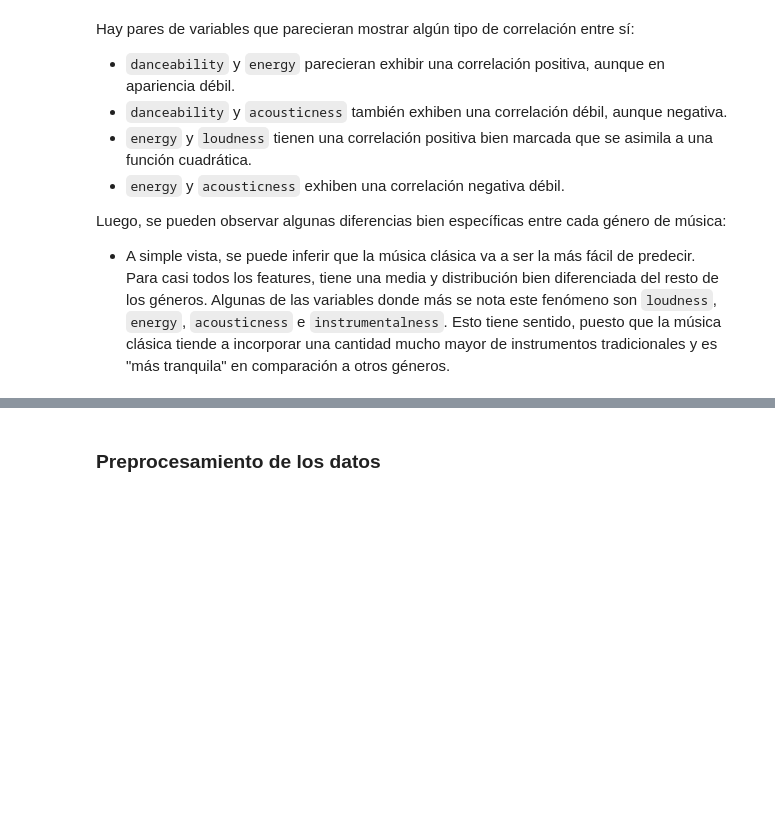
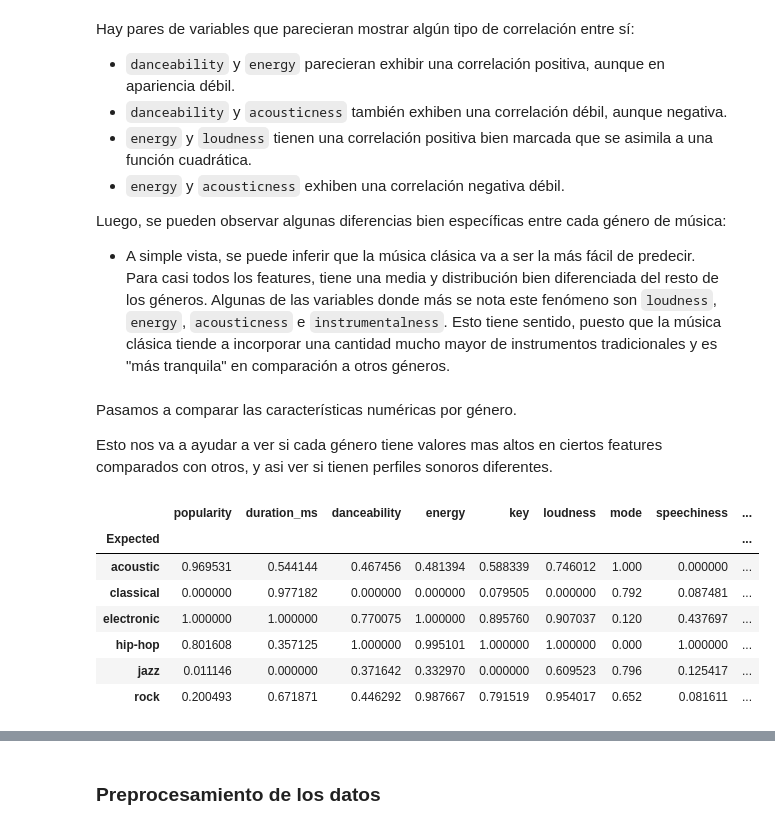
Before and after one commit to ArielAlzogarayFlores/TD-VI-TP2, a Jupyter notebook: ml-lifecycle-analysis.ipynb, the cells around one changed output, grey strips where cells are left out. Saved outputs shown, nothing was run; the diff lists cells and outputs as text; code cells hidden in the pictures; blank space fills up the shorter version.

```diff
--- a/ml-lifecycle-analysis.ipynb
+++ b/ml-lifecycle-analysis.ipynb
@@ -78,3 +79,25 @@ Hay pares de variables que parecieran mostrar algún tipo de correlación entre
 
 Luego, se pueden observar algunas diferencias bien específicas entre cada género de música:
 - A simple vista, se puede inferir que la música clásica va a ser la más fácil de predecir. Para casi todos los features, tiene una media y distribución bien diferenciada del resto de los géneros. Algunas de las variables donde más se nota este fenómeno son `loudness`, `energy`, `acousticness` e `instrumentalness`. Esto tiene sentido, puesto que la música clásica tiende a incorporar una cantidad mucho mayor de instrumentos tradicionales y es "más tranquila" en comparación a otros géneros.
+# %% [markdown]
+Pasamos a comparar las características numéricas por género.
+
+Esto nos va a ayudar a ver si cada género tiene valores mas altos en ciertos features comparados con otros, y asi ver si tienen perfiles sonoros diferentes.
+# %%
+# No usamos la columna "Id" para el análisis, ya que no es una característica relevante para el género musical.
+cols_numericas = dataset.select_dtypes(include=np.number).columns.drop("Id")
+
+medias_por_genero = dataset.groupby("Expected")[cols_numericas].mean()
+
+# Normalizamos cada característica para poder compararlas
+medias_por_genero_norm = (medias_por_genero - medias_por_genero.min()) / (medias_por_genero.max() - medias_por_genero.min())
+medias_por_genero_norm
+# %% [output]
+|  | popularity | duration_ms | danceability | energy | key | loudness | mode | speechiness | ... |
+| Expected |  |  |  |  |  |  |  |  | ... |
+| acoustic | 0.969531 | 0.544144 | 0.467456 | 0.481394 | 0.588339 | 0.746012 | 1.000 | 0.000000 | ... |
+| classical | 0.000000 | 0.977182 | 0.000000 | 0.000000 | 0.079505 | 0.000000 | 0.792 | 0.087481 | ... |
+| electronic | 1.000000 | 1.000000 | 0.770075 | 1.000000 | 0.895760 | 0.907037 | 0.120 | 0.437697 | ... |
+| hip-hop | 0.801608 | 0.357125 | 1.000000 | 0.995101 | 1.000000 | 1.000000 | 0.000 | 1.000000 | ... |
+| jazz | 0.011146 | 0.000000 | 0.371642 | 0.332970 | 0.000000 | 0.609523 | 0.796 | 0.125417 | ... |
+| rock | 0.200493 | 0.671871 | 0.446292 | 0.987667 | 0.791519 | 0.954017 | 0.652 | 0.081611 | ... |
```
Also changed, not shown: parts of 12 cells of this notebook.
